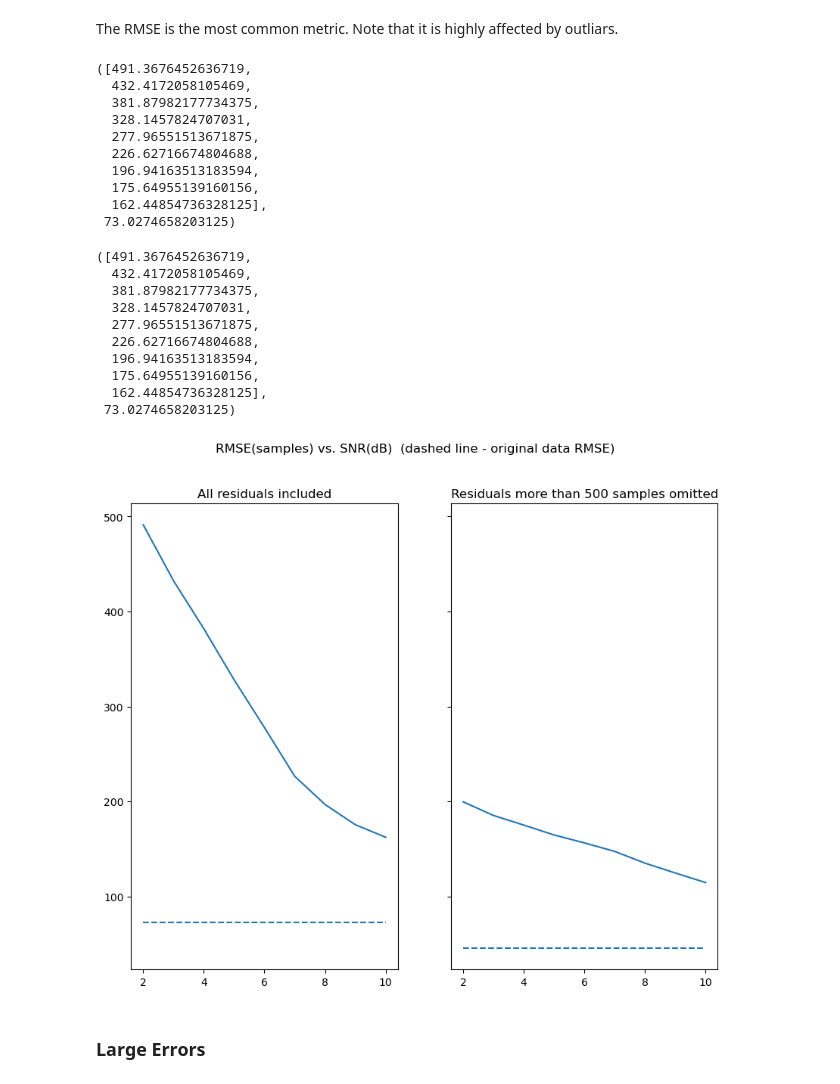
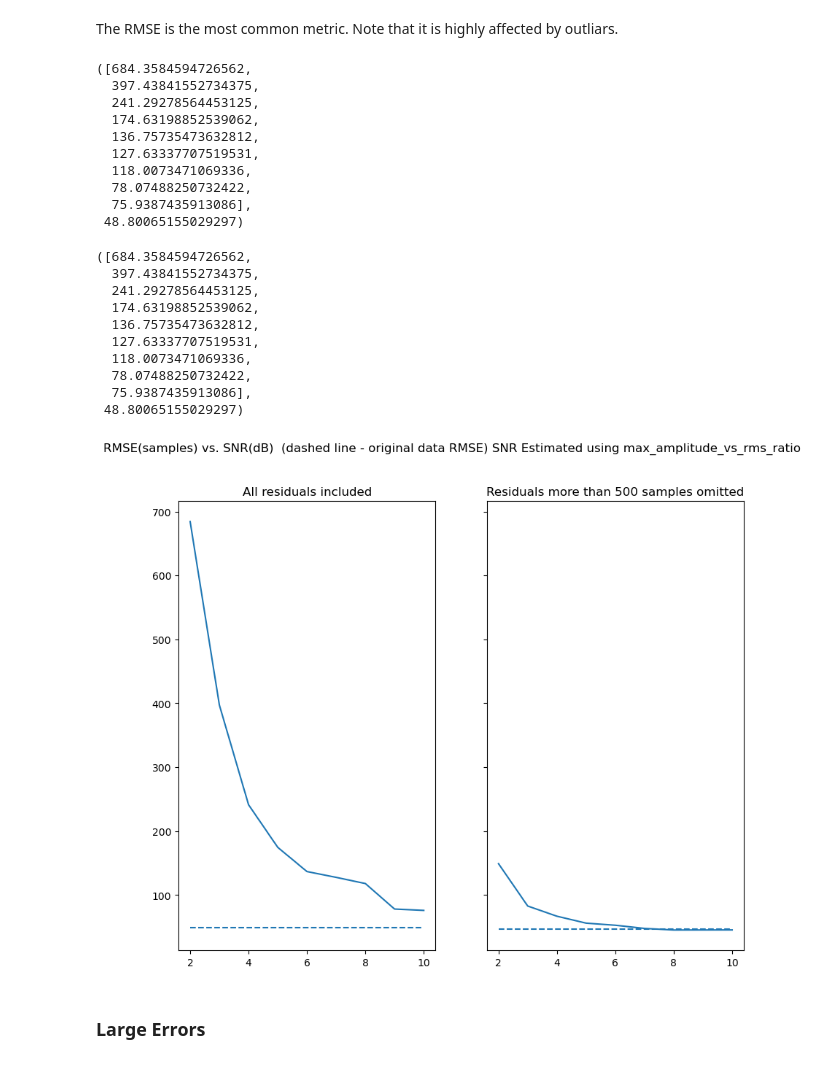
Before and after one commit to moshebeutel/summer_2022_Seismology, a Jupyter notebook: notebooks/model_evaluation.ipynb, the cells around one changed output. Saved outputs shown, nothing was run; the diff lists cells and outputs as text; code cells hidden in the pictures.

```diff
--- a/notebooks/model_evaluation.ipynb
+++ b/notebooks/model_evaluation.ipynb
@@ -22,7 +22,7 @@ DATASETS_ORIGINS = ['ethz', 'geofon']
 SBM_CLASSES= [sbm.PhaseNet, sbm.EQTransformer]
 MODEL_TO_NUM_SAMPLES = {sbm.EQTransformer:6000, sbm.PhaseNet: 3001}
 # %%
-dataset_origin = 'geofon'
+dataset_origin = 'ethz'
 assert dataset_origin in DATASETS_ORIGINS, f'Expected dataset one of {DATASETS_ORIGINS}. Got {dataset_origin}.'
 # %%
 SBM_CLASS= sbm.PhaseNet
@@ -46,7 +52,7 @@ NUM_OF_ORIGINAL_TRACES = 2100      # How many original traces to use for the noi
 Browse The path of the dataset the model is going to be evaluated on.
 The original data and synthetic noised data.
 # %%
-DATASET_PATH=f'/home/moshe/datasets/GFZ/noisy_datasets/{dataset_origin}_{NUM_SAMPLES}_sample_joachim_noises_energy_ratio_snr/'
+DATASET_PATH=f'/home/moshe/datasets/GFZ/noisy_datasets/{dataset_origin}_{NUM_SAMPLES}_sample_joachim_noises_{SNR_CALC_STRATEGY_STR}_snr/'
 NOISY_DATA_PATH_LIST = [os.path.join(DATASET_PATH, f'noisy_dataset_snr_{synthesized_snr}') for synthesized_snr in SYNTHESIZED_SNR_LIST ]
 DATASET_PATH, NOISY_DATA_PATH_LIST
 # %% [output]
@@ -201,42 +207,42 @@ noisy_datasets_metric_result =[eval_mse(model = pretrained_model, traces=synthet
 original_dataset_metric_result =  eval_mse(model = pretrained_model, traces=original_dataset, labels=original_labels,  batch_size=32)
 noisy_datasets_metric_result, original_dataset_metric_result
 # %% [output]
-([491.3676452636719,
-  432.4172058105469,
-  381.87982177734375,
-  328.1457824707031,
-  277.96551513671875,
-  226.62716674804688,
-  196.94163513183594,
-  175.64955139160156,
-  162.44854736328125],
- 73.0274658203125)
+([684.3584594726562,
+  397.43841552734375,
+  241.29278564453125,
+  174.63198852539062,
+  136.75735473632812,
+  127.63337707519531,
+  118.0073471069336,
+  78.07488250732422,
+  75.9387435913086],
+ 48.80065155029297)
 # %%
 noisy_datasets_metric_result_trimmed =[eval_mse(model = pretrained_model, traces=synthetic_noisy_dataset, labels=synthetic_noisy_labels, ignore_events_above_samples_threshold=500 ,batch_size=32) for (synthetic_noisy_dataset, synthetic_noisy_labels) in zip(noisy_traces_list, noisy_traces_labels_list)]
 original_dataset_metric_result_trimmed =  eval_mse(model = pretrained_model, traces=original_dataset, labels=original_labels, ignore_events_above_samples_threshold=500, batch_size=32)
 noisy_datasets_metric_result, original_dataset_metric_result
 # %% [output]
-([491.3676452636719,
-  432.4172058105469,
-  381.87982177734375,
-  328.1457824707031,
-  277.96551513671875,
-  226.62716674804688,
-  196.94163513183594,
-  175.64955139160156,
-  162.44854736328125],
- 73.0274658203125)
+([684.3584594726562,
+  397.43841552734375,
+  241.29278564453125,
+  174.63198852539062,
+  136.75735473632812,
+  127.63337707519531,
+  118.0073471069336,
+  78.07488250732422,
+  75.9387435913086],
+ 48.80065155029297)
 # %%
 fig, (ax,ax_trimmed) = plt.subplots(1,2,figsize=(10,8), sharey='all' )
-plt.suptitle('RMSE(samples) vs. SNR(dB)  (dashed line - original data RMSE)')
+plt.suptitle(f'RMSE(samples) vs. SNR(dB)  (dashed line - original data RMSE) SNR Estimated using {SNR_CALC_STRATEGY_STR}')
 ax.set_title('All residuals included')
 ax.plot(range(2,11),  noisy_datasets_metric_result);
 ax.hlines(y=original_dataset_metric_result, xmin=2, xmax=10, linestyles='dashed');
 ax_trimmed.set_title('Residuals more than 500 samples omitted')
 ax_trimmed.plot(range(2,11),  noisy_datasets_metric_result_trimmed);
 ax_trimmed.hlines(y=original_dataset_metric_result_trimmed, xmin=2, xmax=10, linestyles='dashed');
 # %% [output]
-[figure, old version]
+[figure, new version]
 # %% [markdown]
 ### Large Errors
 # %% [markdown]
```
Also changed, not shown: parts of 22 cells of this notebook, 1 other file.
